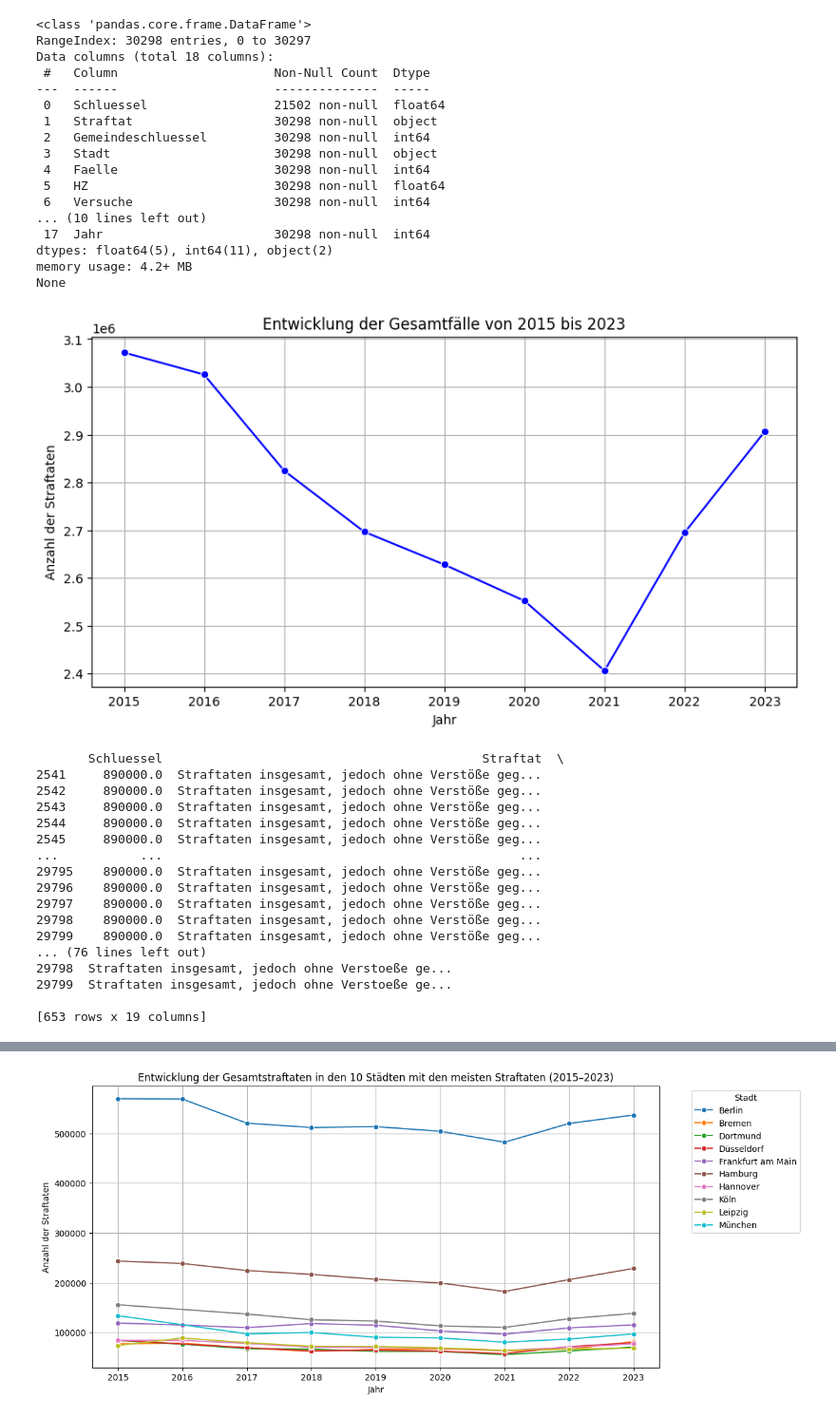
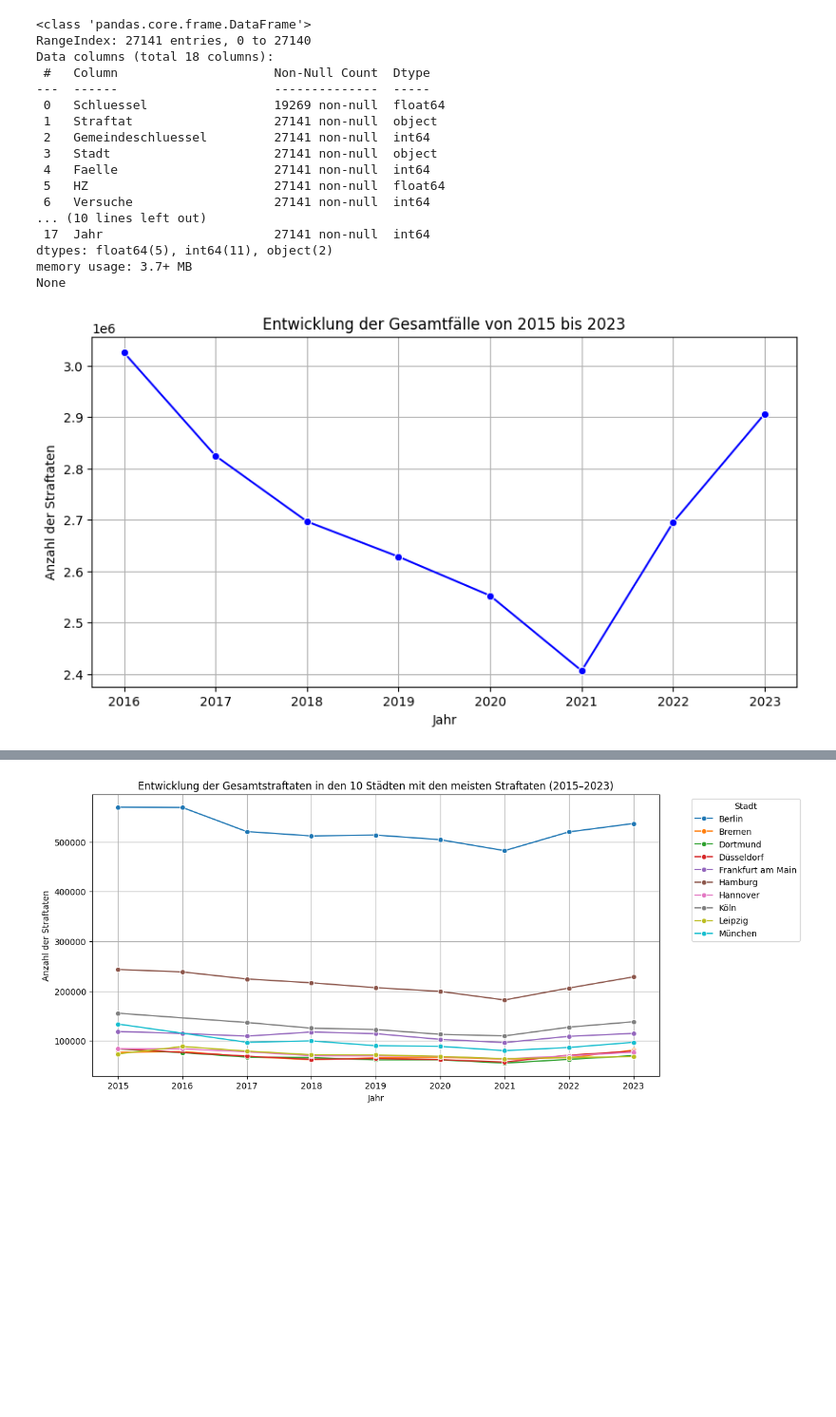
Before and after one commit to HerrMitesch/krimistat, a Jupyter notebook: Cleaning_Faelle.ipynb, the cells around one changed output, grey strips where cells are left out. Shown at 95% size. Cells and saved outputs as stored; diff of their text form; code cells hidden in the pictures; blank space fills up the shorter version.

```diff
--- a/Cleaning_Faelle.ipynb
+++ b/Cleaning_Faelle.ipynb
@@ -192,7 +112,7 @@ print(len(data_2023))
 3444
 3403
 # %%
-combined_df = pd.concat([data_2015,data_2016,data_2017,data_2018,data_2019,data_2020,data_2021,data_2022,data_2023], ignore_index=True)
+combined_df = pd.concat([data_2016,data_2017,data_2018,data_2019,data_2020,data_2021,data_2022,data_2023], ignore_index=True)
 # %%
 numeric_columns = ["Schluessel","Gemeindeschluessel","Faelle","HZ","Versuche","Versuche_Prozent","Schusswaffe_gedroht","Schusswaffe_geschossen","aufgeklaert","Aufklaerungsquote","Tatverdaechtige","Tatverdaechtige_maennlich","Tatverdaechtige_weiblich","Nichtdeutsche","Nichtdeutsche_Prozent"]
 for column in numeric_columns:
@@ -200,72 +120,55 @@ for column in numeric_columns:
 print(combined_df.info())
 # %% [output]
 <class 'pandas.core.frame.DataFrame'>
-RangeIndex: 30298 entries, 0 to 30297
+RangeIndex: 27141 entries, 0 to 27140
 Data columns (total 18 columns):
  #   Column                     Non-Null Count  Dtype
 ---  ------                     --------------  -----
- 0   Schluessel                 21502 non-null  float64
- 1   Straftat                   30298 non-null  object
- 2   Gemeindeschluessel         30298 non-null  int64
- 3   Stadt                      30298 non-null  object
- 4   Faelle                     30298 non-null  int64
- 5   HZ                         30298 non-null  float64
- 6   Versuche                   30298 non-null  int64
+ 0   Schluessel                 19269 non-null  float64
+ 1   Straftat                   27141 non-null  object
+ 2   Gemeindeschluessel         27141 non-null  int64
+ 3   Stadt                      27141 non-null  object
+ 4   Faelle                     27141 non-null  int64
+ 5   HZ                         27141 non-null  float64
+ 6   Versuche                   27141 non-null  int64
 ... (10 lines left out)
- 17  Jahr                       30298 non-null  int64
+ 17  Jahr                       27141 non-null  int64
 dtypes: float64(5), int64(11), object(2)
-memory usage: 4.2+ MB
+memory usage: 3.7+ MB
 None
 # %%
 combined_df.to_csv("Faelle_combined_clean.csv",index=False)
 # %%
 import matplotlib.pyplot as plt
 import seaborn as sns
 
 # Nur die Zeilen mit "Straftaten insgesamt" auswählen
 df_total = combined_df[combined_df["Straftat"] == "Straftaten insgesamt"]
 # Gruppieren nach Jahr, falls nötig
 df_grouped = df_total.groupby("Jahr")["Faelle"].sum().reset_index()
 
 # Plot
 plt.figure(figsize=(10, 5))
 sns.lineplot(x="Jahr", y="Faelle", data=df_grouped, marker="o", color="b")
 plt.xlabel("Jahr")
 plt.ylabel("Anzahl der Straftaten")
 plt.title("Entwicklung der Gesamtfälle von 2015 bis 2023")
 plt.grid()
 plt.show()
 
-# Nur die Zeilen mit "Straftaten insgesamt" auswählen
-df_total=df[df["Vereinfachte_Straftat"] == 'Straftaten insgesamt, jedoch ohne Verstoeße gegen das Aufenthalts-, das Asyl- und das Freizuegigkeitsgesetz/EU']
-print(df_total)
+# Nur die Zeilen mit "Straftaten insgesamt" auswählen "why df"
+#df_total=df[df["Vereinfachte_Straftat"] == 'Straftaten insgesamt, jedoch ohne Verstoeße gegen das Aufenthalts-, das Asyl- und das Freizuegigkeitsgesetz/EU']
+#print(df_total)
 # Gruppieren nach Jahr, falls nötig
-df_grouped = df_total.groupby("Jahr")["Faelle"].sum().reset_index()
+#df_grouped = df_total.groupby("Jahr")["Faelle"].sum().reset_index()
 
 # Plot
 plt.figure(figsize=(10, 5))
 sns.lineplot(x="Jahr", y="Faelle", data=df_grouped, marker="o", color="b")
 plt.xlabel("Jahr")
 plt.ylabel("Anzahl der Straftaten")
 plt.title("Entwicklung der Gesamtfälle von 2015 bis 2023")
 plt.grid()
 plt.show()
 # %% [output]
-[figure, old version]
+[figure, new version]
-       Schluessel                                           Straftat  \
-2541     890000.0  Straftaten insgesamt, jedoch ohne Verstöße geg...
-2542     890000.0  Straftaten insgesamt, jedoch ohne Verstöße geg...
-2543     890000.0  Straftaten insgesamt, jedoch ohne Verstöße geg...
-2544     890000.0  Straftaten insgesamt, jedoch ohne Verstöße geg...
-2545     890000.0  Straftaten insgesamt, jedoch ohne Verstöße geg...
-...           ...                                                ...
-29795    890000.0  Straftaten insgesamt, jedoch ohne Verstöße geg...
-29796    890000.0  Straftaten insgesamt, jedoch ohne Verstöße geg...
-29797    890000.0  Straftaten insgesamt, jedoch ohne Verstöße geg...
-29798    890000.0  Straftaten insgesamt, jedoch ohne Verstöße geg...
-29799    890000.0  Straftaten insgesamt, jedoch ohne Verstöße geg...
-... (76 lines left out)
-29798  Straftaten insgesamt, jedoch ohne Verstoeße ge...
-29799  Straftaten insgesamt, jedoch ohne Verstoeße ge...
-
-[653 rows x 19 columns]
```
Also changed, not shown: parts of 14 cells of this notebook, 3 other files.
